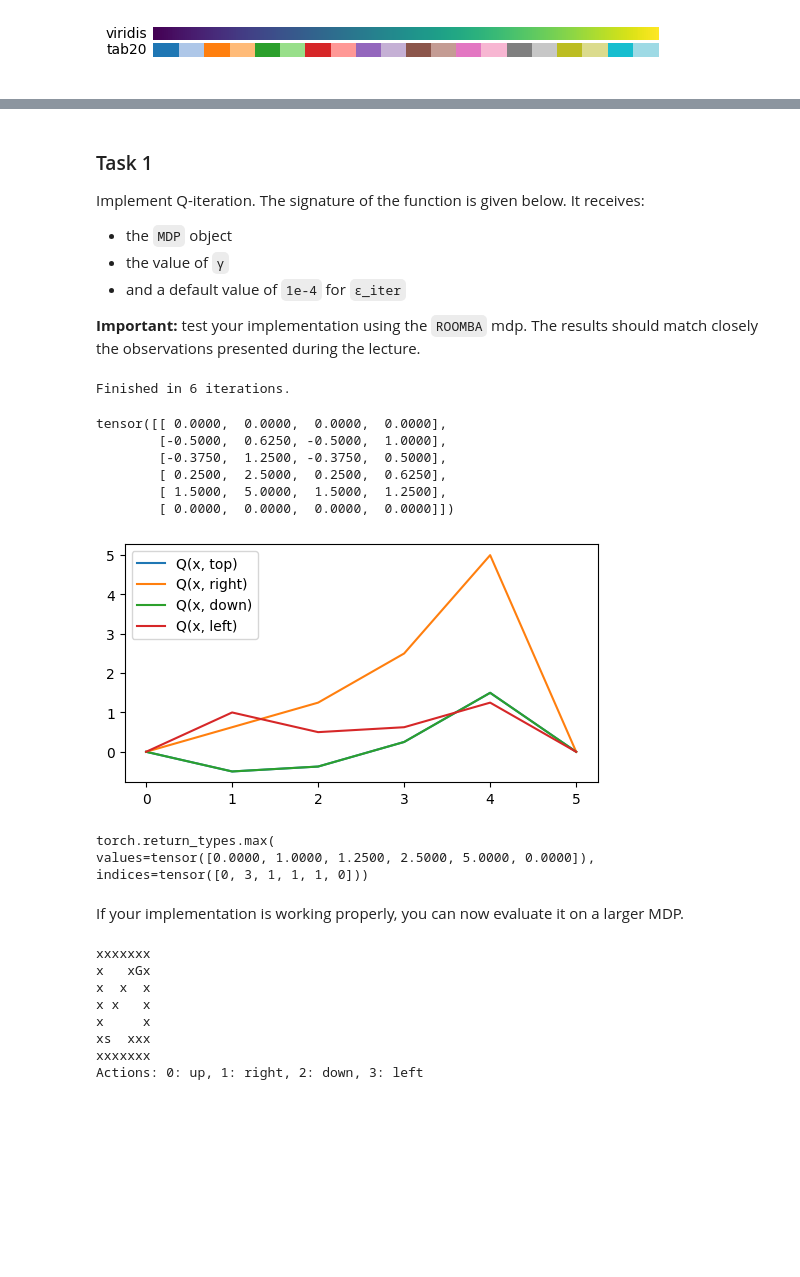
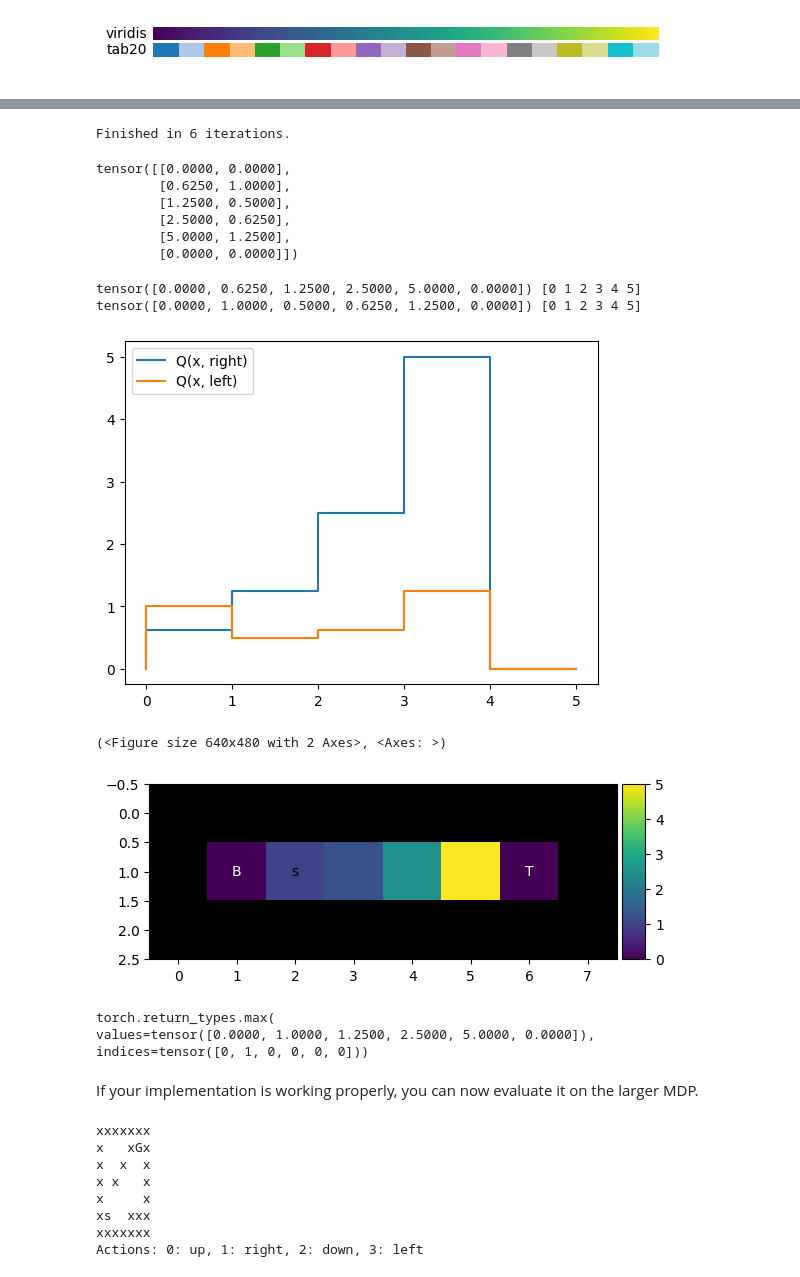
Before and after one commit to lucian-b/xyz, a Jupyter notebook: lab1/lab01_solved.ipynb, the cells around one changed output, grey strips where cells are left out. Drawn from its saved outputs; the diff is of its cells as text; code cells hidden in the pictures; blank space fills up the shorter version.

```diff
--- a/lab1/lab01_solved.ipynb
+++ b/lab1/lab01_solved.ipynb
@@ -103,5 +149,5 @@ print(f"states:   {mdp.S}")
 states:   [0, 1, 2, 3, 4, 5]
 # %%
-for x, u in ((4, 1), (1, 3), (3, 0)):
+for x, u in ((4, 0), (3, 1)):
     print(f"Cleaner is in state x={x} and it applies action u={u}. Arrives in next state x={mdp.f(x, u)} with reward r={mdp.rho(x, u)}")
 # %% [output]
@@ -131 +192,15 @@ p(s'= · | s=17, a=·):
+# %%
+# your solution here:
+
+MYSIM = """
+
+"""
+
+mdp = MDP(MYSYM)
+sim = Sim(mdp)
+
+s, done = sim.reset()
+while not done:
+    s, r, done = sim.step(1)
+    print(s, r, done)
 # %% [markdown]
@@ -140,24 +231,11 @@ def plot_qsa(Q):
-# %% [markdown]
-### Task 1
-
-Implement Q-iteration.
-The signature of the function is given below.
-It receives:
-
-- the `MDP` object
-- the value of `γ`
-- and a default value of `1e-4` for `ε_iter`
-
-**Important:** test your implementation using the `ROOMBA` mdp.
-The results should match closely the observations presented during the lecture.
 # %%
 def q_iteration(mdp, γ, ε_iter=1e-4):
     # TODO: your implementation here
-    Qs = [th.zeros((mdp.num_states, mdp.num_actions))]
+    Qs = [th.zeros(mdp.nXU)]
     while True:
         Q = Qs[len(Qs) - 1].clone()
-        for x in mdp.S:
-            for u in range(mdp.num_actions):
+        for x in mdp.X:
+            for u in mdp.U:
                 Q[x, u] = mdp.ρ(x, u) + γ * Q[mdp.f(x, u)].max()
         Qs.append(Q)
         if (Qs[-2] - Q).abs().max() <= ε_iter:
@@ -166,28 +244,35 @@ def q_iteration(mdp, γ, ε_iter=1e-4):
     return Qs[-1]
 # %%
 mdp = MDP(ROOMBA)
-Q = q_iteration(mdp, 0.5)
+Q = q_iteration(mdp, γ=0.5)
 Q
 # %% [output]
 Finished in 6 iterations.
-tensor([[ 0.0000,  0.0000,  0.0000,  0.0000],
-        [-0.5000,  0.6250, -0.5000,  1.0000],
-        [-0.3750,  1.2500, -0.3750,  0.5000],
-        [ 0.2500,  2.5000,  0.2500,  0.6250],
-        [ 1.5000,  5.0000,  1.5000,  1.2500],
-        [ 0.0000,  0.0000,  0.0000,  0.0000]])
+tensor([[0.0000, 0.0000],
+        [0.6250, 1.0000],
+        [1.2500, 0.5000],
+        [2.5000, 0.6250],
+        [5.0000, 1.2500],
+        [0.0000, 0.0000]])
 # %%
-plot_qsa(Q)
+mdp.qsa_lineplot(Q)
 # %% [output]
+tensor([0.0000, 0.6250, 1.2500, 2.5000, 5.0000, 0.0000]) [0 1 2 3 4 5]
+tensor([0.0000, 1.0000, 0.5000, 0.6250, 1.2500, 0.0000]) [0 1 2 3 4 5]
-[figure, old version]
+[figure, new version]
+# %%
+mdp.display(Q.max(1).values, cmap="viridis")
+# %% [output]
+(<Figure size 640x480 with 2 Axes>, <Axes: >)
+[figure, added]
 # %%
 # You can compute the optimal policy:
 Q.max(1)
 # %% [output]
 torch.return_types.max(
 values=tensor([0.0000, 1.0000, 1.2500, 2.5000, 5.0000, 0.0000]),
-indices=tensor([0, 3, 1, 1, 1, 0]))
+indices=tensor([0, 1, 0, 0, 0, 0]))
 # %% [markdown]
-If your implementation is working properly, you can now evaluate it on a larger MDP.
+If your implementation is working properly, you can now evaluate it on the larger MDP.
 # %%
 GRIDNAV = """
```
Also changed, not shown: parts of 25 cells of this notebook, 3 other files.
